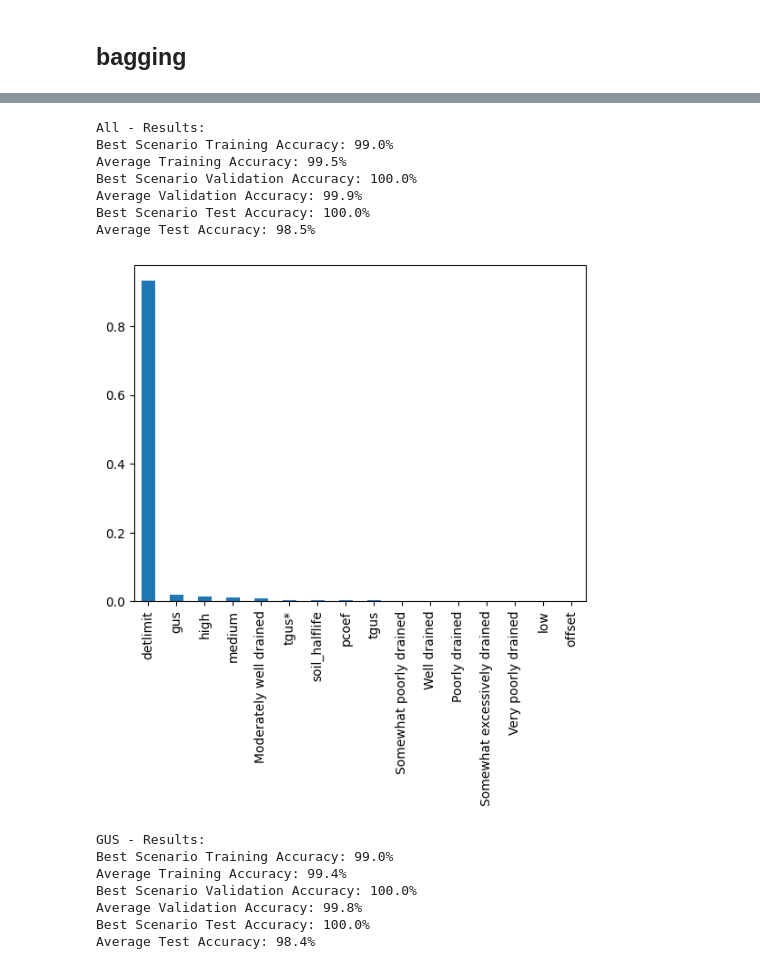
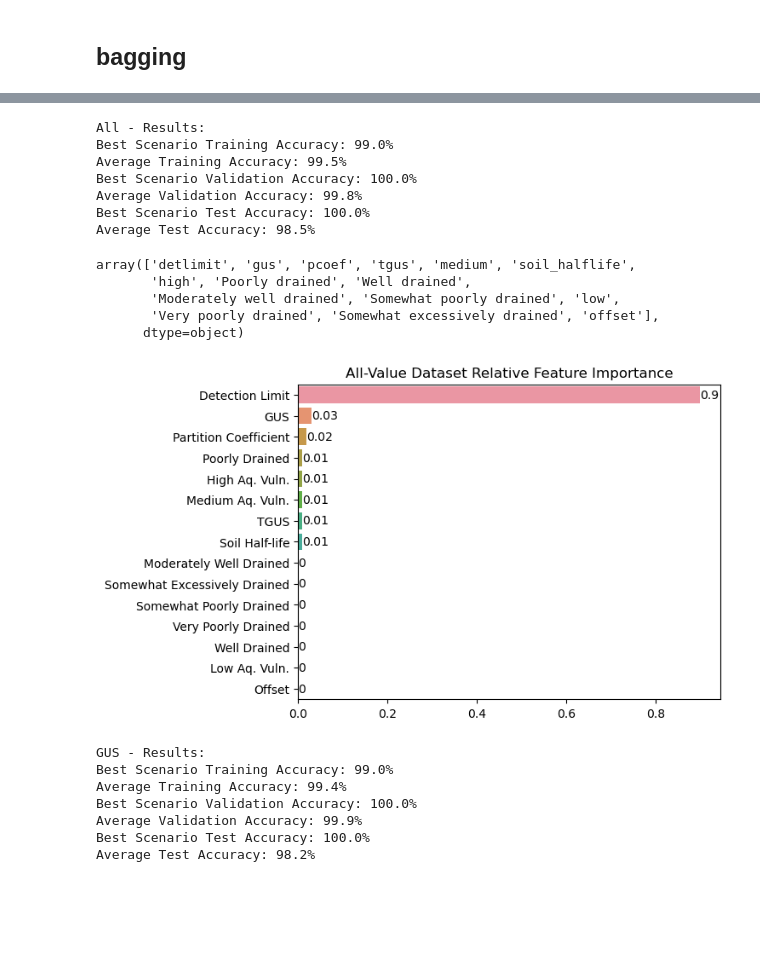
Before and after one commit to izguenther6/orie4741-final, a Jupyter notebook: scripts/trees.ipynb, the cells around one changed output, grey strips where cells are left out. Drawn from its saved outputs; the diff is of its cells as text; code cells hidden in the pictures; blank space fills up the shorter version.

```diff
--- a/scripts/trees.ipynb
+++ b/scripts/trees.ipynb
@@ -110,7 +111,7 @@ Considering GUS, TGUS,  TGUS*, and raw values with other features
 all_train =[]
 all_vals =[]
 all_tests=[]
-for i in range(30):
+for i in range(100):
     model, train_acc, val_acc, test_acc = f.kfold_crossval(df_all, clf, 'bagging')
     all_train = np.append(train_acc, all_train)
     all_vals = np.append(val_acc, all_vals)
@@ -135,20 +136,39 @@ All - Results:
 Best Scenario Training Accuracy: 99.0%
 Average Training Accuracy: 99.5%
 Best Scenario Validation Accuracy: 100.0%
-Average Validation Accuracy: 99.9%
+Average Validation Accuracy: 99.8%
 Best Scenario Test Accuracy: 100.0%
 Average Test Accuracy: 98.5%
-# %%
-feature_importances_all = np.mean([
-    tree.feature_importances_ for tree in all_model.estimators_
-], axis=0)
-
-fi_all = pd.Series(feature_importances_all, index = df_all.drop('detected', axis = 1).columns)
-
-fi_all = fi_all.sort_values(ascending=False)
-ax = fi_all.plot(kind='bar')
-# %% [output]
-[figure, removed]
+# %%
+df_all.drop('detected', axis = 1).columns
+np.array(fi_all.loc[:])
+np.array(fi_all.index)
+# %% [output]
+array(['detlimit', 'gus', 'pcoef', 'tgus', 'medium', 'soil_halflife',
+       'high', 'Poorly drained', 'Well drained',
+       'Moderately well drained', 'Somewhat poorly drained', 'low',
+       'Very poorly drained', 'Somewhat excessively drained', 'offset'],
+      dtype=object)
+# %%
+feature_importances_all = np.mean([
+    tree.feature_importances_ for tree in all_model.estimators_
+], axis=0)
+
+fi_all = pd.Series(np.round(feature_importances_all,2), index = df_all.drop('detected', axis = 1).columns)
+
+y_dict = {'detlimit': 'Detection Limit', 'gus': 'GUS', 'pcoef':'Partition Coefficient', 'tgus':'TGUS', 'medium':'Medium Aq. Vuln.', 'soil_halflife': 'Soil Half-life',
+        'high':'High Aq. Vuln.', 'Poorly drained':'Poorly Drained', 'Well drained':'Well Drained', 'Moderately well drained':'Moderately Well Drained',
+        'Somewhat poorly drained':'Somewhat Poorly Drained', 'low':'Low Aq. Vuln.', 'Very poorly drained':'Very Poorly Drained', 'Somewhat excessively drained':'Somewhat Excessively Drained',
+        'offset':'Offset'}
+
+fi_all = fi_all.sort_values(ascending=False)
+arr=np.array(fi_all.index)
+ax=sns.barplot(x=np.array(fi_all.loc[:]), y= np.vectorize(lambda k: y_dict[k])(arr))
+plt.title('All-Value Dataset Relative Feature Importance')
+for i in ax.containers:
+    ax.bar_label(i,)
+# %% [output]
+[figure, added]
 # %%
 '''
 Considering just GUS with other features
@@ -157,7 +177,7 @@ Considering just GUS with other features
 gus_train =[]
 gus_vals =[]
 gus_tests=[]
-for i in range(30):
+for i in range(100):
     model, train_acc, val_acc, test_acc = f.kfold_crossval(df_gus, clf, 'bagging')
     gus_train = np.append(train_acc, gus_train)
     gus_vals = np.append(val_acc, gus_vals)
@@ -182,9 +202,9 @@ GUS - Results:
 Best Scenario Training Accuracy: 99.0%
 Average Training Accuracy: 99.4%
 Best Scenario Validation Accuracy: 100.0%
-Average Validation Accuracy: 99.8%
+Average Validation Accuracy: 99.9%
 Best Scenario Test Accuracy: 100.0%
-Average Test Accuracy: 98.4%
+Average Test Accuracy: 98.2%
 # %%
 feature_importances_gus = np.mean([
     tree.feature_importances_ for tree in gus_model.estimators_
```
Also changed, not shown: parts of 10 cells of this notebook.
